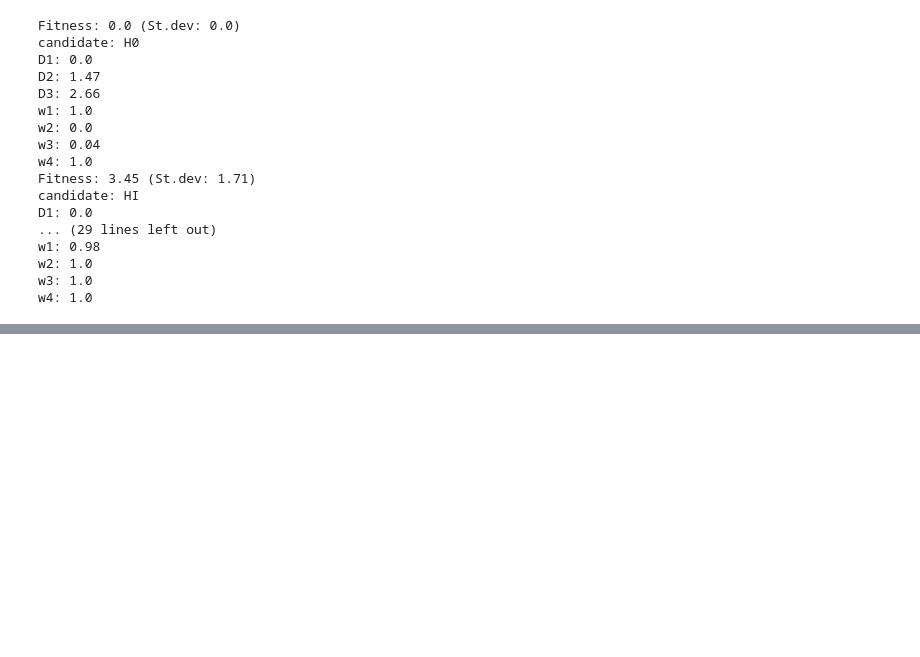
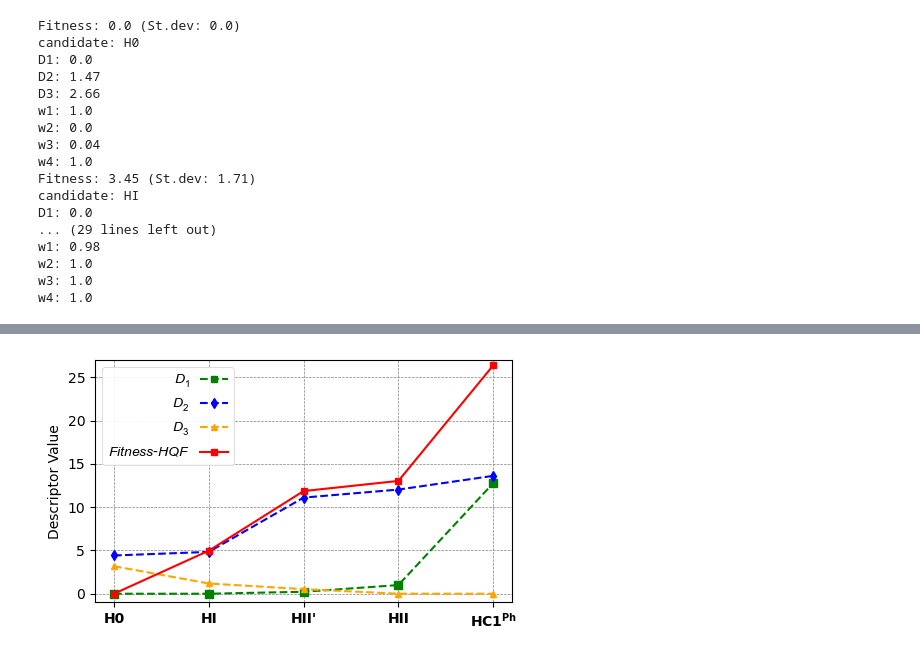
Before and after one commit to denoptim-project/catalyst_evaluator, a Jupyter notebook: tools/analysis/Analysis_MS_figures.ipynb, the cells around one changed output, grey strips where cells are left out. Saved outputs shown, nothing was run; the diff lists cells and outputs as text; code cells hidden in the pictures; blank space fills up the shorter version.

```diff
--- a/tools/analysis/Analysis_MS_figures.ipynb
+++ b/tools/analysis/Analysis_MS_figures.ipynb
@@ -350,0 +469,52 @@ plt.show()
+# %%
+catLabel = catalyst
+fig, ax = subplots(figsize=(5,3))
+
+c1='green';c2='blue';c3='orange';c4='cyan';c5='brown';c6='magenta';c7='black';cHQF='red'
+
+# Plotting on the primary y-axis
+ax.plot(catLabel, HQFd1s, linestyle='--', marker='s', markersize=6, markerfacecolor=c1, color=c1, label="$\mathit{D_{\mathit{1}-HQF}$")
+ax.plot(catLabel, HQFd2s, linestyle='--', marker='d', markersize=5, markerfacecolor=c2, color=c2, label="$\mathit{D_{\mathit{2}-HQF}$")
+ax.plot(catLabel, HQFd3s, linestyle='--', marker='^', markersize=5, markerfacecolor=c3, color=c3, label="$\mathit{D_{\mathit{3}-HQF}$")
+ax.plot(catLabel, HQF_fitnesses, linestyle='solid', marker='s', markersize=5, markerfacecolor=cHQF, color=cHQF, label="Fitness-$\mathit{HQF}$")
+ax.set_xlabel('')
+ax.set_ylabel("Descriptor Value", fontsize=10)
+
+# Create a custom legend with the desired order
+handles = [
+    Line2D([0], [0], linestyle='--', marker='s', markersize=5, markerfacecolor=c1, color=c1),
+    Line2D([0], [0], linestyle='--', marker='d', markersize=5, markerfacecolor=c2, color=c2),
+    Line2D([0], [0], linestyle='--', marker='^', markersize=5, markerfacecolor=c3, color=c3),
+    Line2D([0], [0], linestyle='solid', marker='s', markersize=5, markerfacecolor=cHQF, color=cHQF)
+]
+
+# Label names (Lines)
+labels = [
+    "$\mathit{D_{1}}$",
+    "$\mathit{D_{2}}$",
+    "$\mathit{D_{3}}$",
+    "$\mathit{Fitness}$-$\mathit{HQF}$"
+]
+
+# Adjust legend to display over two columns
+box = ax.get_position()
+leg = ax.legend(handles, labels, markerfirst=False, loc='best', ncol=1, frameon=True, framealpha=0.9)
+leg.get_frame().set_linewidth(0.5)
+
+plt.grid(color='gray',linestyle='--',linewidth=0.5)
+
+# Set x-axis ticks to bold and not italic
+for tick in ax.xaxis.get_major_ticks():
+    tick.label1.set_fontproperties(FontProperties(weight='bold', style='normal'))
+
+# set -y-axis limits for the first axis
+ax.set_ylim(-1, 27)
+
+# Set x-axis ticks to bold and not italic
+for tick in ax.xaxis.get_major_ticks():
+    tick.label1.set_fontproperties(FontProperties(weight='bold', style='normal'))
+
+plt.tight_layout()
+show()
+# %% [output]
+[figure, added]
```
Also changed, not shown: parts of 8 cells of this notebook, 1 other file.
